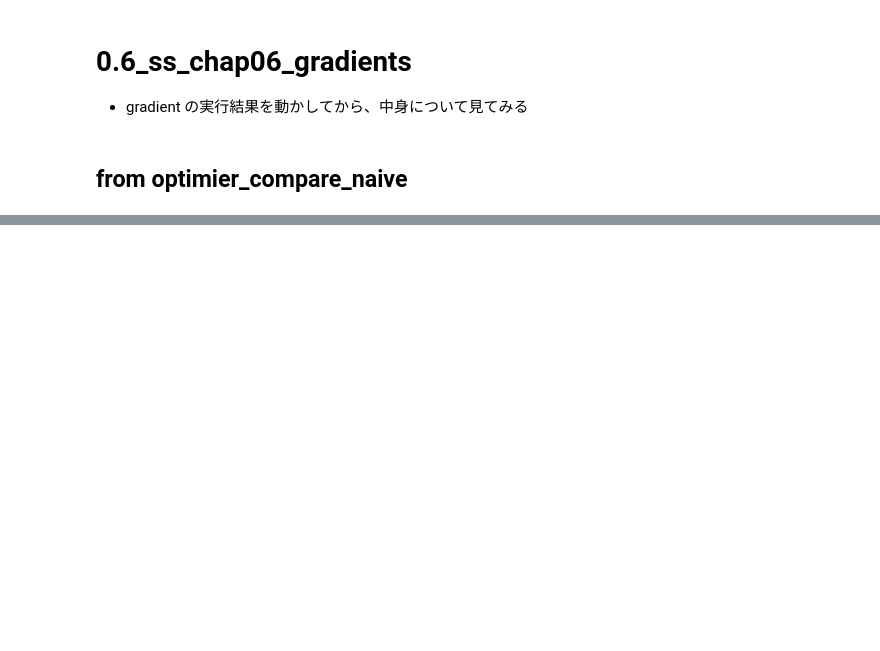
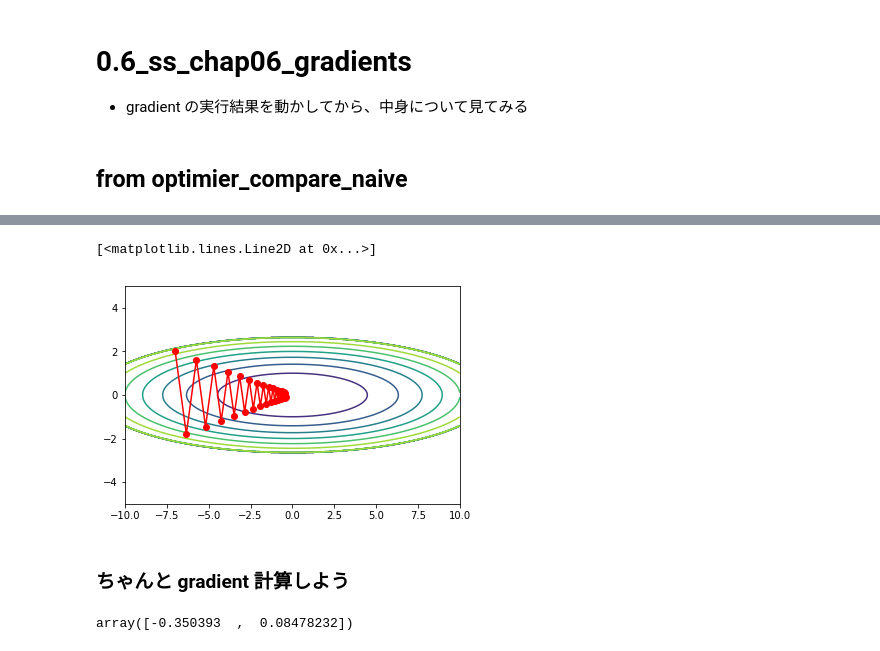
Before and after one commit to banbiossa/deep-learning-from-scrach, a Jupyter notebook: notebooks/0.6_ss_chap6_gradients.ipynb, the cells around one changed output, grey strips where cells are left out. Saved outputs shown, nothing was run; the diff lists cells and outputs as text; code cells hidden in the pictures; blank space fills up the shorter version.

```diff
--- a/notebooks/0.6_ss_chap6_gradients.ipynb
+++ b/notebooks/0.6_ss_chap6_gradients.ipynb
@@ -26,0 +84,3 @@ logger = logging.getLogger()
+# %%
+params = {'x': init_pos[0], 'y': init_pos[1]}
+grads = {'x': 0, 'y': 0}
@@ -26,0 +95,36 @@ logger = logging.getLogger()
+# %%
+optimizer = SGD(lr = 0.95)
+# %%
+x_history = []
+y_history = []
+
+params = {'x': init_pos[0], 'y': init_pos[1]}
+# %%
+for i in range(30):
+        x_history.append(params['x'])
+        y_history.append(params['y'])
+
+        logger.debug(f"params: {params}")
+        grads['x'], grads['y'] = df(params['x'], params['y'])
+
+        logger.debug(f"grads: {grads}")
+        optimizer.update(params, grads)
+# %%
+x = np.arange(-10, 10, 0.01)
+y = np.arange(-5, 5, 0.01)
+
+X, Y = np.meshgrid(x, y)
+Z = f(X, Y)
+
+# for simple contour line
+mask = Z > 7
+Z[mask] = 0
+
+plt.contour(X, Y, Z)
+
+plt.plot(x_history, y_history, 'o-', color="red")
+# %% [output]
+[<matplotlib.lines.Line2D at 0x...>]
+[figure, added]
+# %% [markdown]
+### ちゃんと gradient 計算しよう
@@ -26,0 +133,5 @@ logger = logging.getLogger()
+# %%
+x = np.array([params['x'], params['y']])
+x
+# %% [output]
+array([-0.350393  ,  0.08478232])
```
Also changed, not shown: parts of 30 cells of this notebook, 3 other files.
